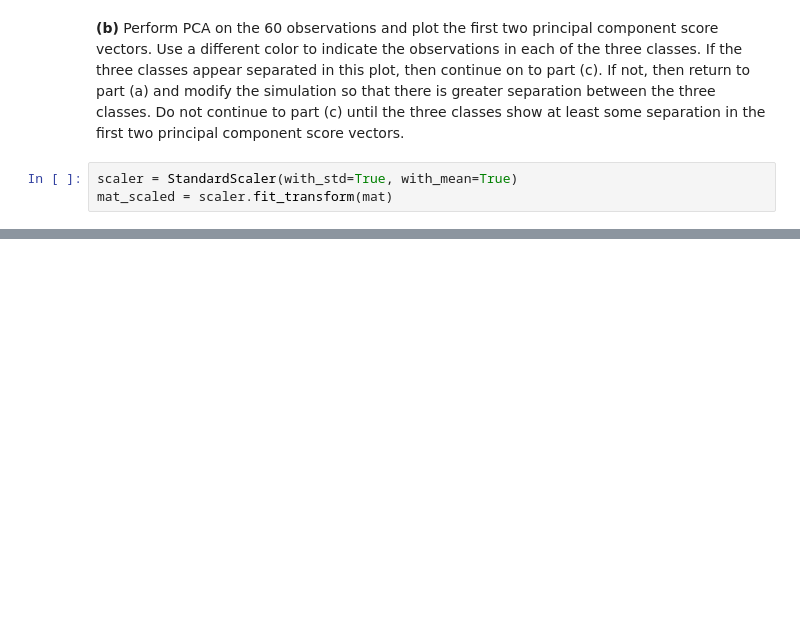
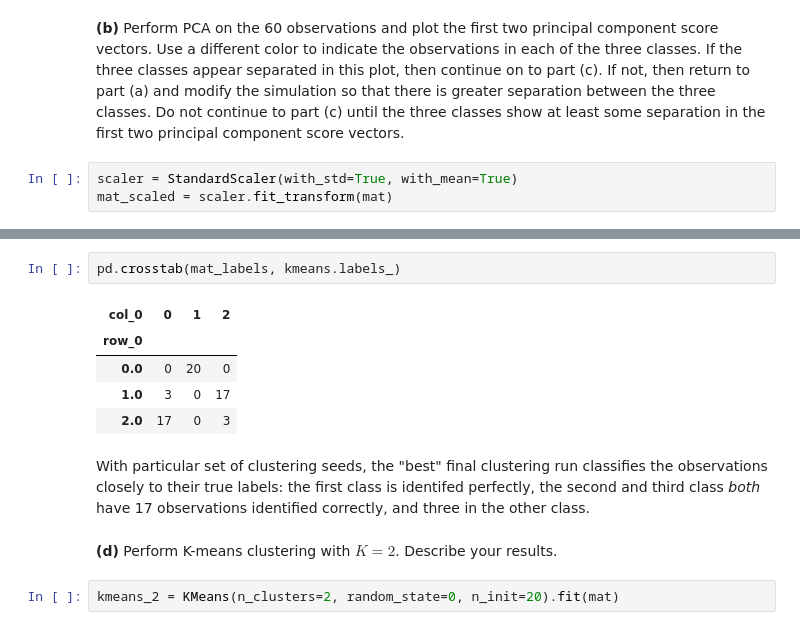
Before and after one commit to drwslv/StanfordOnline-Statistical-Learning, a Jupyter notebook: Ch12 Solutions Applied.ipynb, the cells around one changed output, grey strips where cells are left out. Saved outputs shown, nothing was run; the diff lists cells and outputs as text; blank space fills up the shorter version.

```diff
--- a/Ch12 Solutions Applied.ipynb
+++ b/Ch12 Solutions Applied.ipynb
@@ -310,0 +323,14 @@ Hint: You can use the `pd.crosstab()` function in Python to compare the true cla
+# %%
+pd.crosstab(mat_labels, kmeans.labels_)
+# %% [output]
+| col_0 | 0 | 1 | 2 |
+| row_0 |  |  |  |
+| 0.0 | 0 | 20 | 0 |
+| 1.0 | 3 | 0 | 17 |
+| 2.0 | 17 | 0 | 3 |
+# %% [markdown]
+With particular set of clustering seeds, the "best" final clustering run classifies the observations closely to their true labels: the first class is identifed perfectly, the second and third class *both* have 17 observations identified correctly, and three in the other class.
+# %% [markdown]
+**(d)** Perform K-means clustering with $K = 2$. Describe your results.
+# %%
+kmeans_2 = KMeans(n_clusters=2, random_state=0, n_init=20).fit(mat)
```
Also changed, not shown: parts of 29 cells of this notebook.
